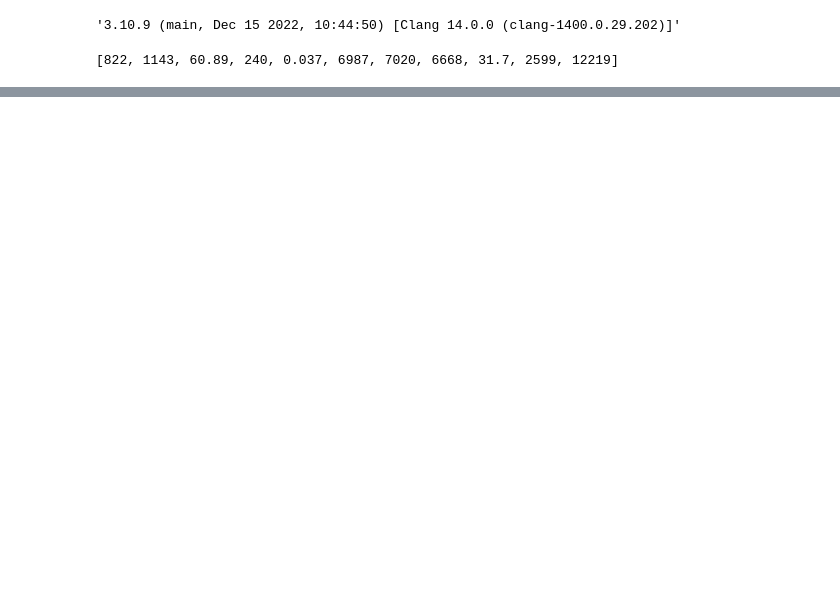
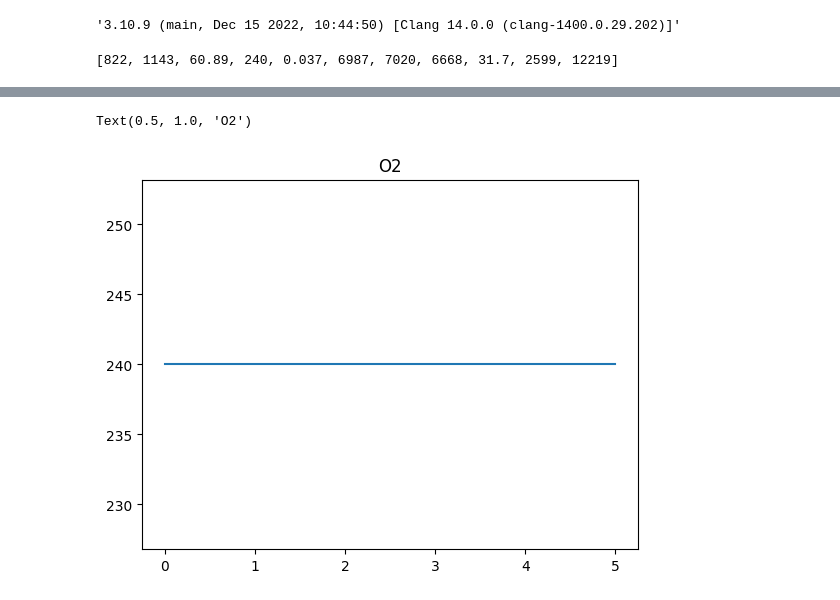
Before and after one commit to notreallyme2/pytochondrion, a Jupyter notebook: original_model.ipynb, the cells around one changed output, grey strips where cells are left out. Drawn from its saved outputs; the diff is of its cells as text; code cells hidden in the pictures; blank space fills up the shorter version.

```diff
--- a/original_model.ipynb
+++ b/original_model.ipynb
@@ -212,0 +235,6 @@ plt.plot(t, Y[4])
+# %%
+plt.plot(t, Y[3])
+plt.title('O2')
+# %% [output]
+Text(0.5, 1.0, 'O2')
+[figure, added]
```
Also changed, not shown: parts of 9 cells of this notebook, 1 other file.
